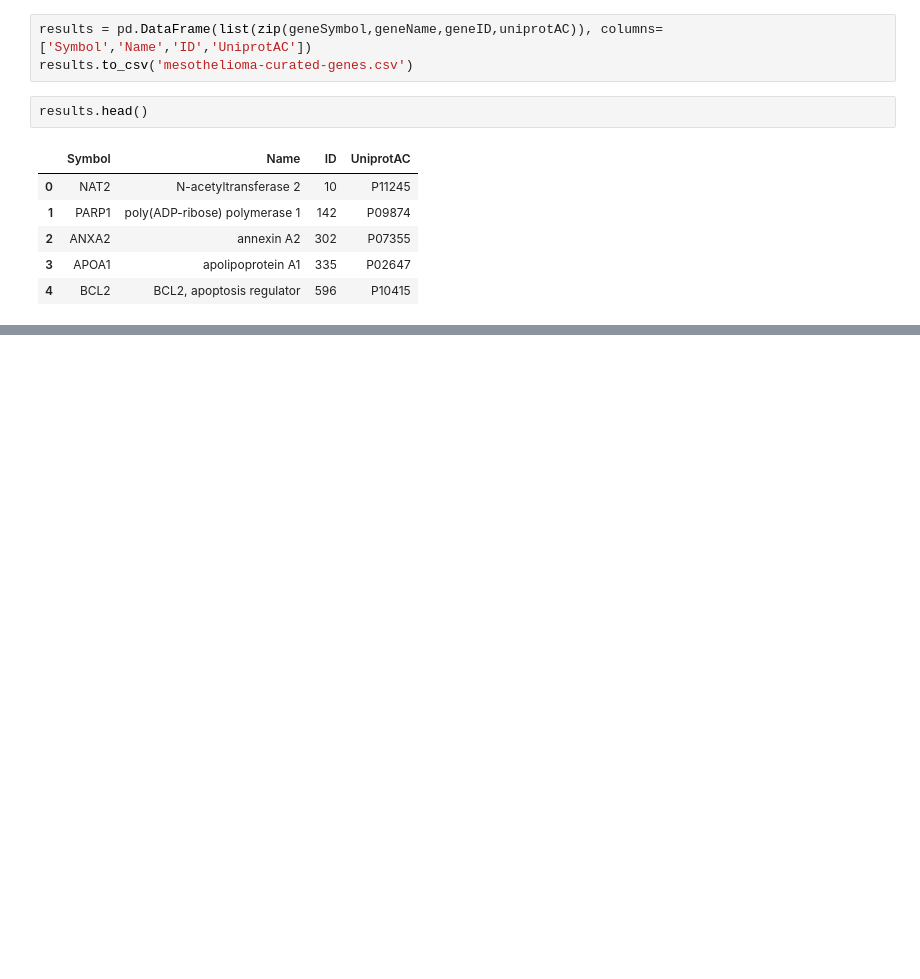
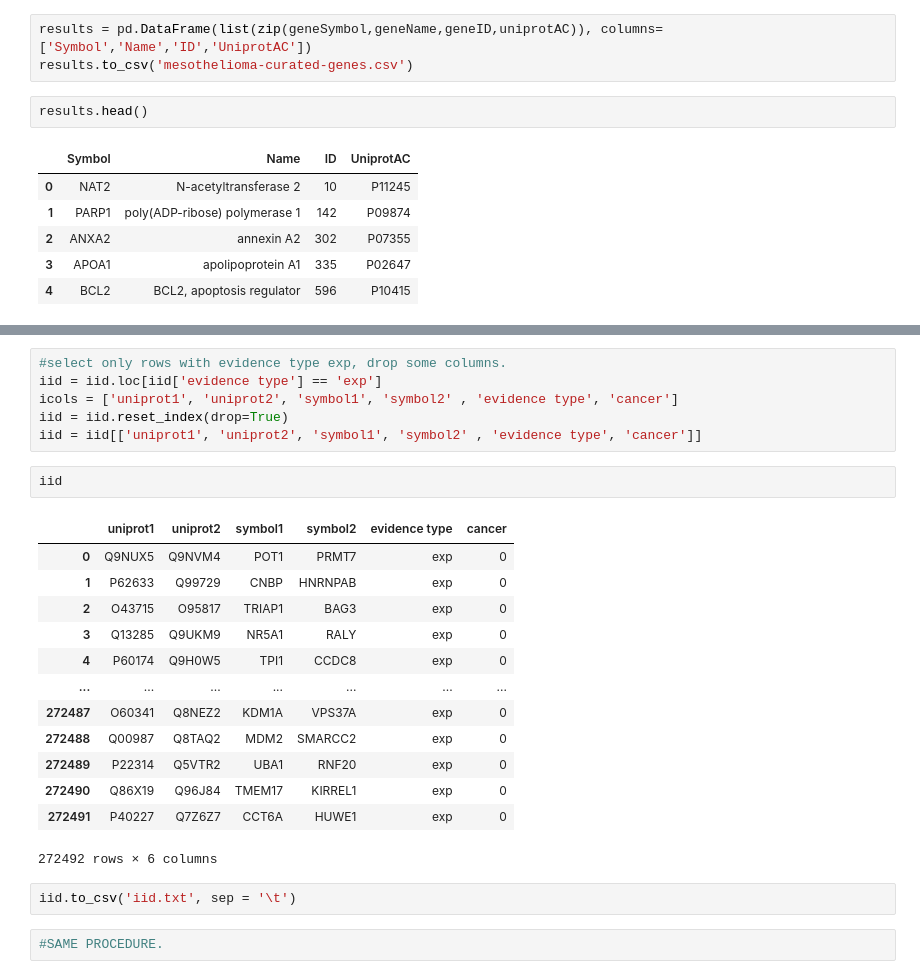
Before and after one commit to giuliacassara/Malignant-Mesothelioma, a Jupyter notebook: Analysis.ipynb, the cells around one changed output, grey strips where cells are left out. Saved outputs shown, nothing was run; the diff lists cells and outputs as text; blank space fills up the shorter version.

```diff
--- a/Analysis.ipynb
+++ b/Analysis.ipynb
@@ -171,0 +372,26 @@ results.head()
+# %%
+#select only rows with evidence type exp, drop some columns.
+iid = iid.loc[iid['evidence type'] == 'exp']
+icols = ['uniprot1', 'uniprot2', 'symbol1', 'symbol2' , 'evidence type', 'cancer']
+iid = iid.reset_index(drop=True)
+iid = iid[['uniprot1', 'uniprot2', 'symbol1', 'symbol2' , 'evidence type', 'cancer']]
+# %%
+iid
+# %% [output]
+|  | uniprot1 | uniprot2 | symbol1 | symbol2 | evidence type | cancer |
+| 0 | Q9NUX5 | Q9NVM4 | POT1 | PRMT7 | exp | 0 |
+| 1 | P62633 | Q99729 | CNBP | HNRNPAB | exp | 0 |
+| 2 | O43715 | O95817 | TRIAP1 | BAG3 | exp | 0 |
+| 3 | Q13285 | Q9UKM9 | NR5A1 | RALY | exp | 0 |
+| 4 | P60174 | Q9H0W5 | TPI1 | CCDC8 | exp | 0 |
+| ... | ... | ... | ... | ... | ... | ... |
+| 272487 | O60341 | Q8NEZ2 | KDM1A | VPS37A | exp | 0 |
+| 272488 | Q00987 | Q8TAQ2 | MDM2 | SMARCC2 | exp | 0 |
+| 272489 | P22314 | Q5VTR2 | UBA1 | RNF20 | exp | 0 |
+| 272490 | Q86X19 | Q96J84 | TMEM17 | KIRREL1 | exp | 0 |
+| 272491 | P40227 | Q7Z6Z7 | CCT6A | HUWE1 | exp | 0 |
+272492 rows × 6 columns
+# %%
+iid.to_csv('iid.txt', sep = '\t')
+# %%
+#SAME PROCEDURE.
```
Also changed, not shown: parts of 25 cells of this notebook, 1 other file.
